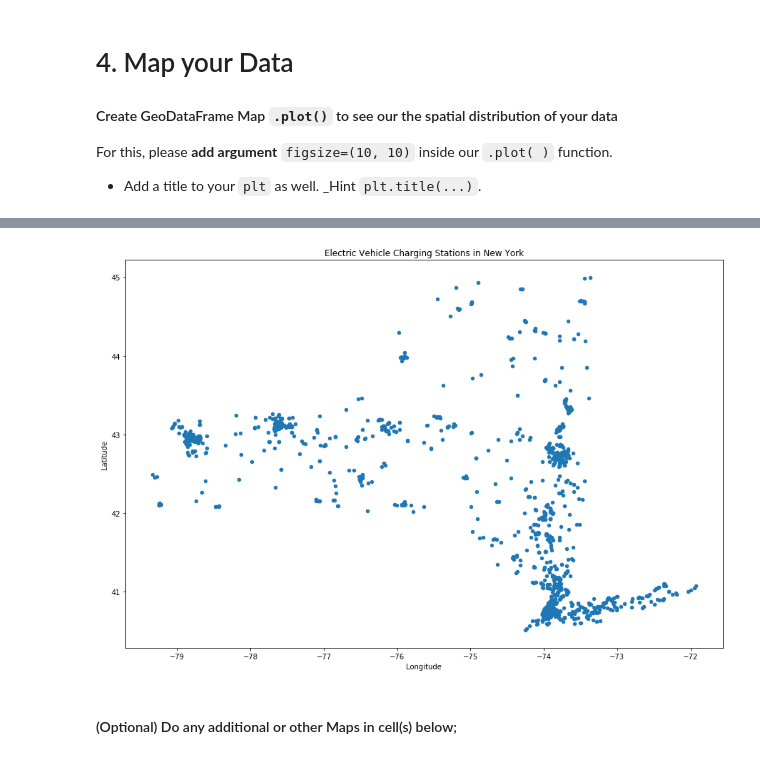
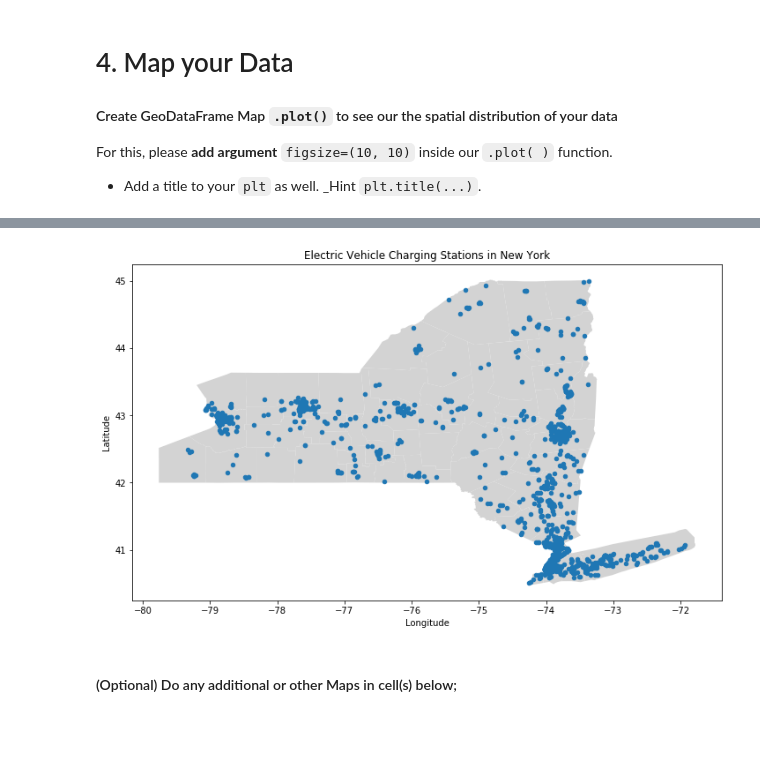
Before and after one commit to katkim0307/pratt-savi-810-2020-03-assignment_03, a Jupyter notebook: assignment_03.ipynb, the cells around one changed output, grey strips where cells are left out. Cells and saved outputs as stored; diff of their text form; code cells hidden in the pictures; blank space fills up the shorter version.

```diff
--- a/assignment_03.ipynb
+++ b/assignment_03.ipynb
@@ -339,3 +339,7 @@ For this, please **add argument** `figsize=(10, 10)` inside our `.plot( )` funct
 # plt.title('Electric Vehicle Charging Stations in New York')
 # plt.scatter(x, y)
 # plt.show()
+# %%
+ny_counties_url = 'https://raw.githubusercontent.com/codeforamerica/click_that_hood/master/public/data/new-york-counties.geojson'
+ny_counties = gpd.read_file(ny_counties_url)
+ny_counties
@@ -342,18 +360,24 @@ For this, please **add argument** `figsize=(10, 10)` inside our `.plot( )` funct
 # %%
 ### your code here
 
+fig, ax = plt.subplots(figsize=(12, 12))
+
+ny_counties.plot(
+    ax=ax,
+    facecolor='lightgrey',
+)
 
 df.plot(
+    ax=ax,
     title = 'Electric Vehicle Charging Stations in New York',
     x = 'Longitude',
     y = 'Latitude',
     kind = 'scatter',
-    figsize = (15, 10),
 )
 
 plt.show()
 # %% [output]
-[figure, old version]
+[figure, new version]
 # %% [markdown]
 #### (Optional) Do any additional or other Maps in cell(s) below;
 # %%
```
Also changed, not shown: parts of 4 cells of this notebook.
